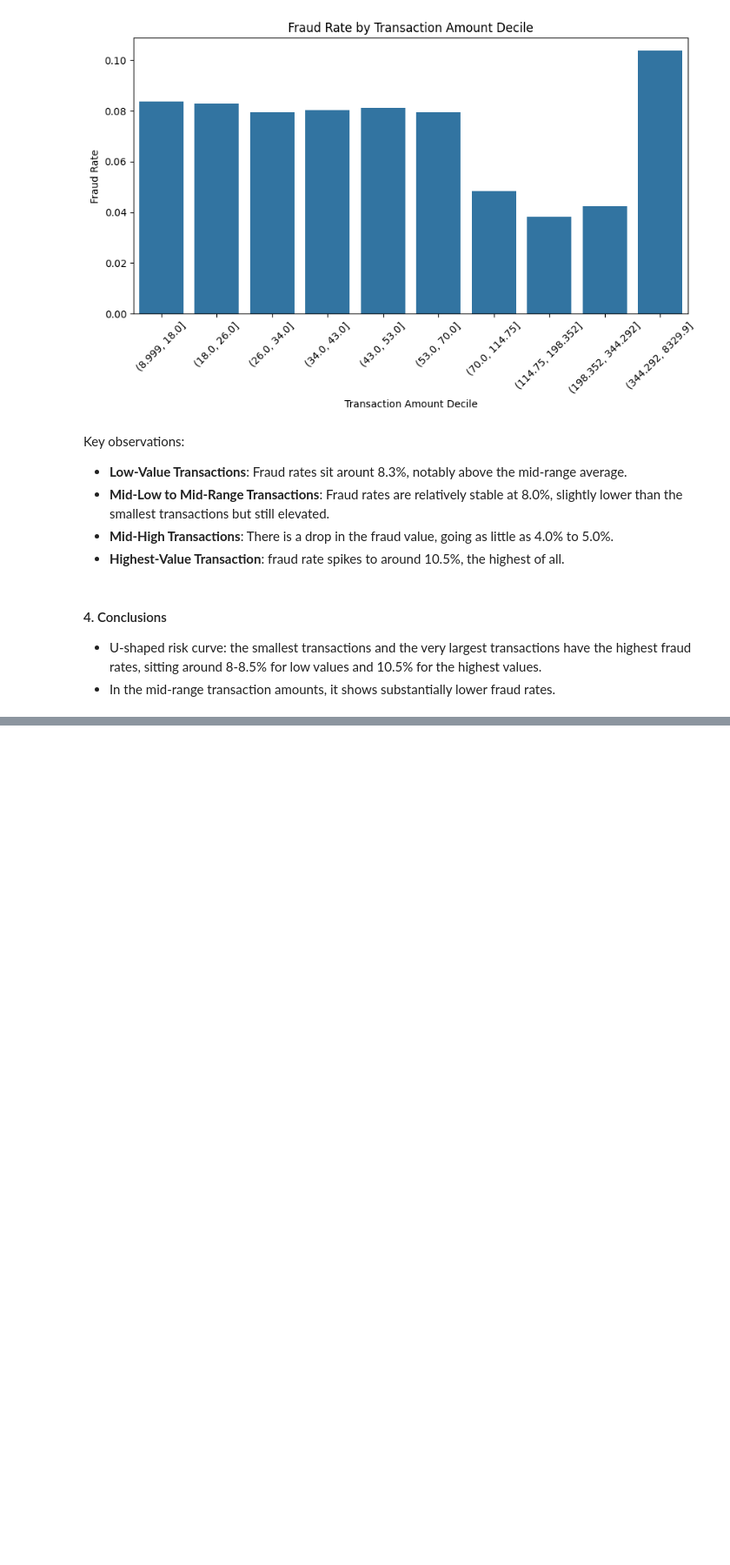
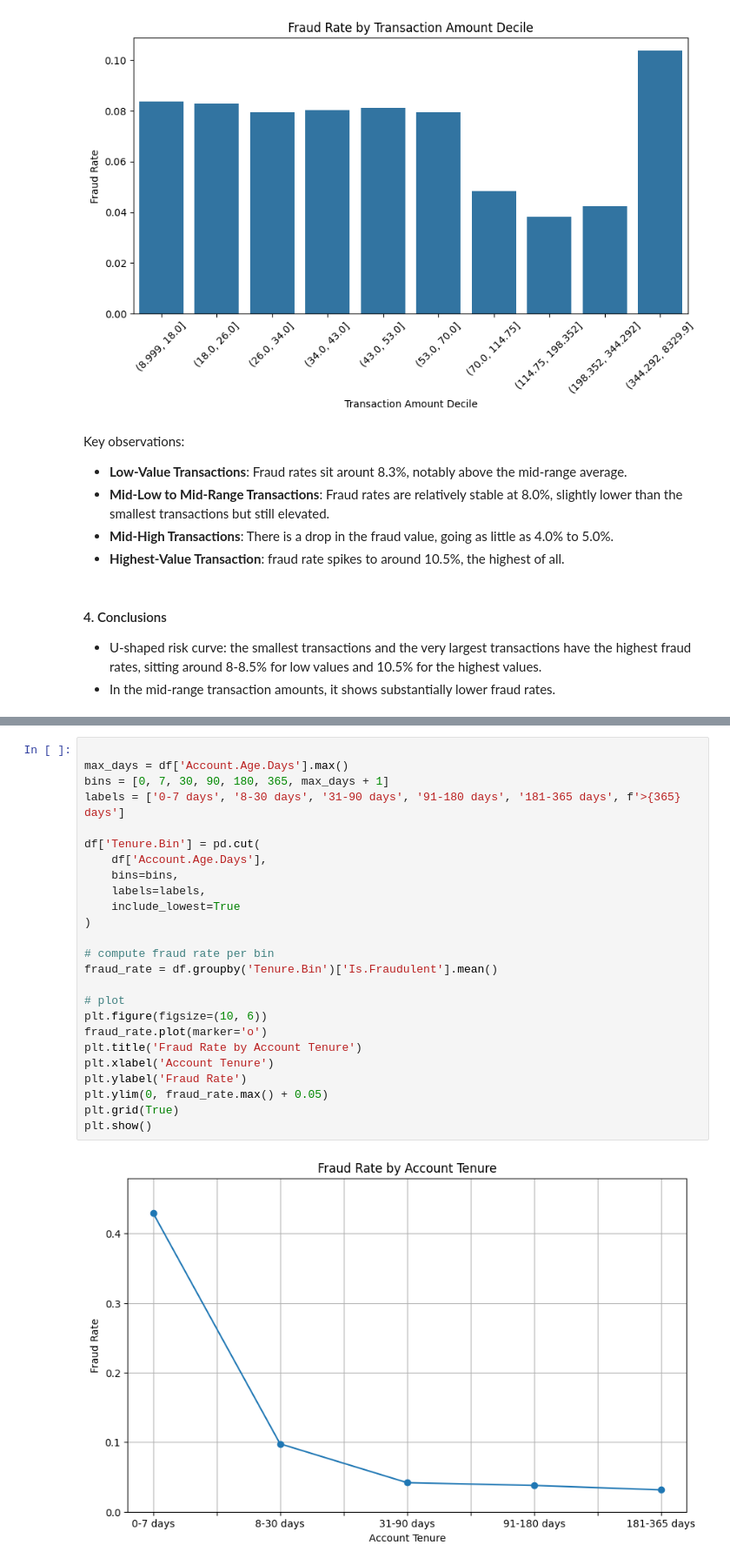
Before and after one commit to joaopcastro710/Proj_AI, a Jupyter notebook: Project 2/Proj2.ipynb, the cells around one changed output, grey strips where cells are left out. Shown at 87% size. Saved outputs shown, nothing was run; the diff lists cells and outputs as text; blank space fills up the shorter version.

```diff
--- a/Project 2/Proj2.ipynb
+++ b/Project 2/Proj2.ipynb
@@ -326,0 +278,27 @@ Key observations:
+# %%
+
+max_days = df['Account.Age.Days'].max()
+bins = [0, 7, 30, 90, 180, 365, max_days + 1]
+labels = ['0-7 days', '8-30 days', '31-90 days', '91-180 days', '181-365 days', f'>{365} days']
+
+df['Tenure.Bin'] = pd.cut(
+    df['Account.Age.Days'],
+    bins=bins,
+    labels=labels,
+    include_lowest=True
+)
+
+# compute fraud rate per bin
+fraud_rate = df.groupby('Tenure.Bin')['Is.Fraudulent'].mean()
+
+# plot
+plt.figure(figsize=(10, 6))
+fraud_rate.plot(marker='o')
+plt.title('Fraud Rate by Account Tenure')
+plt.xlabel('Account Tenure')
+plt.ylabel('Fraud Rate')
+plt.ylim(0, fraud_rate.max() + 0.05)
+plt.grid(True)
+plt.show()
+# %% [output]
+[figure, added]
```
Also changed, not shown: parts of 12 cells of this notebook.
